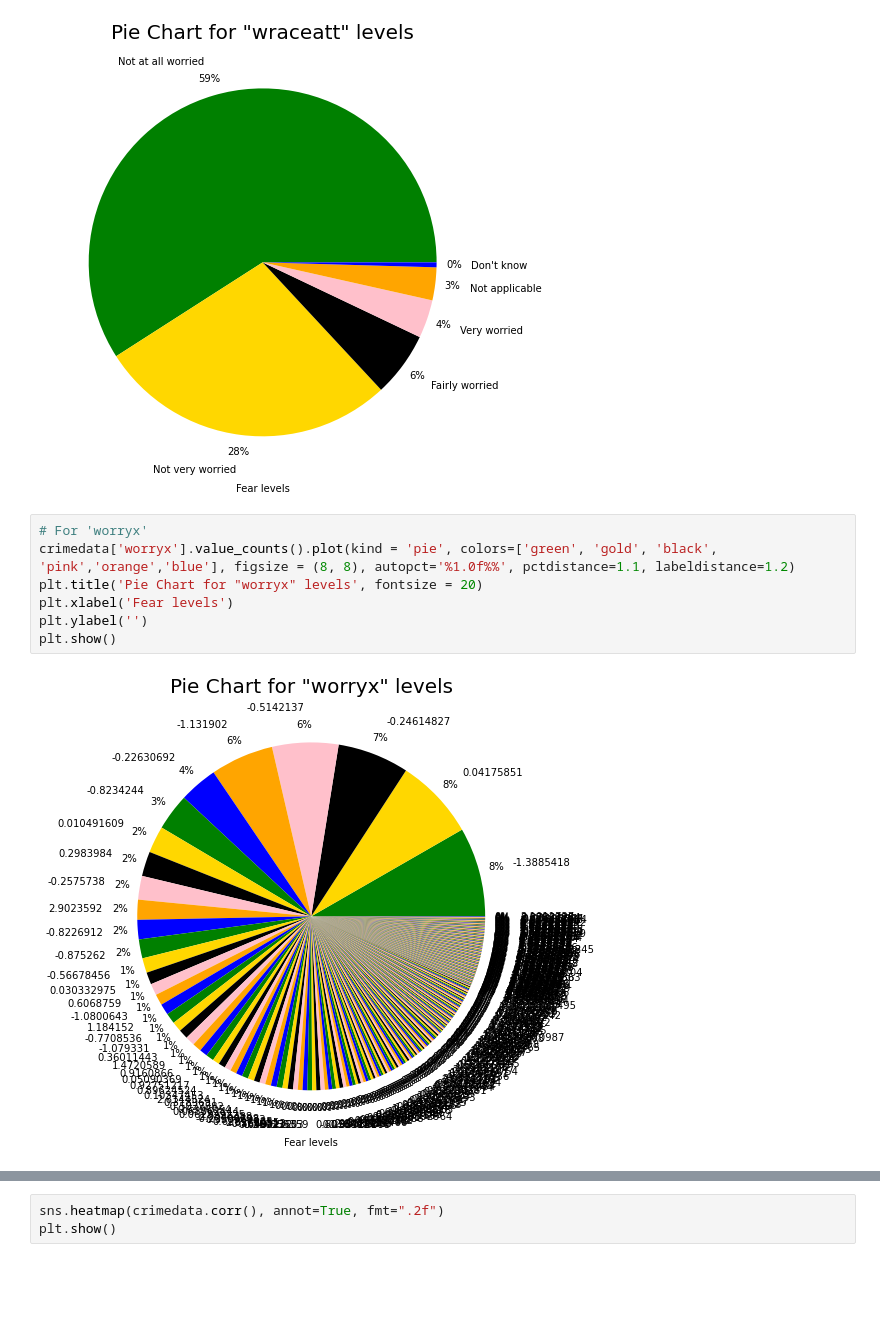
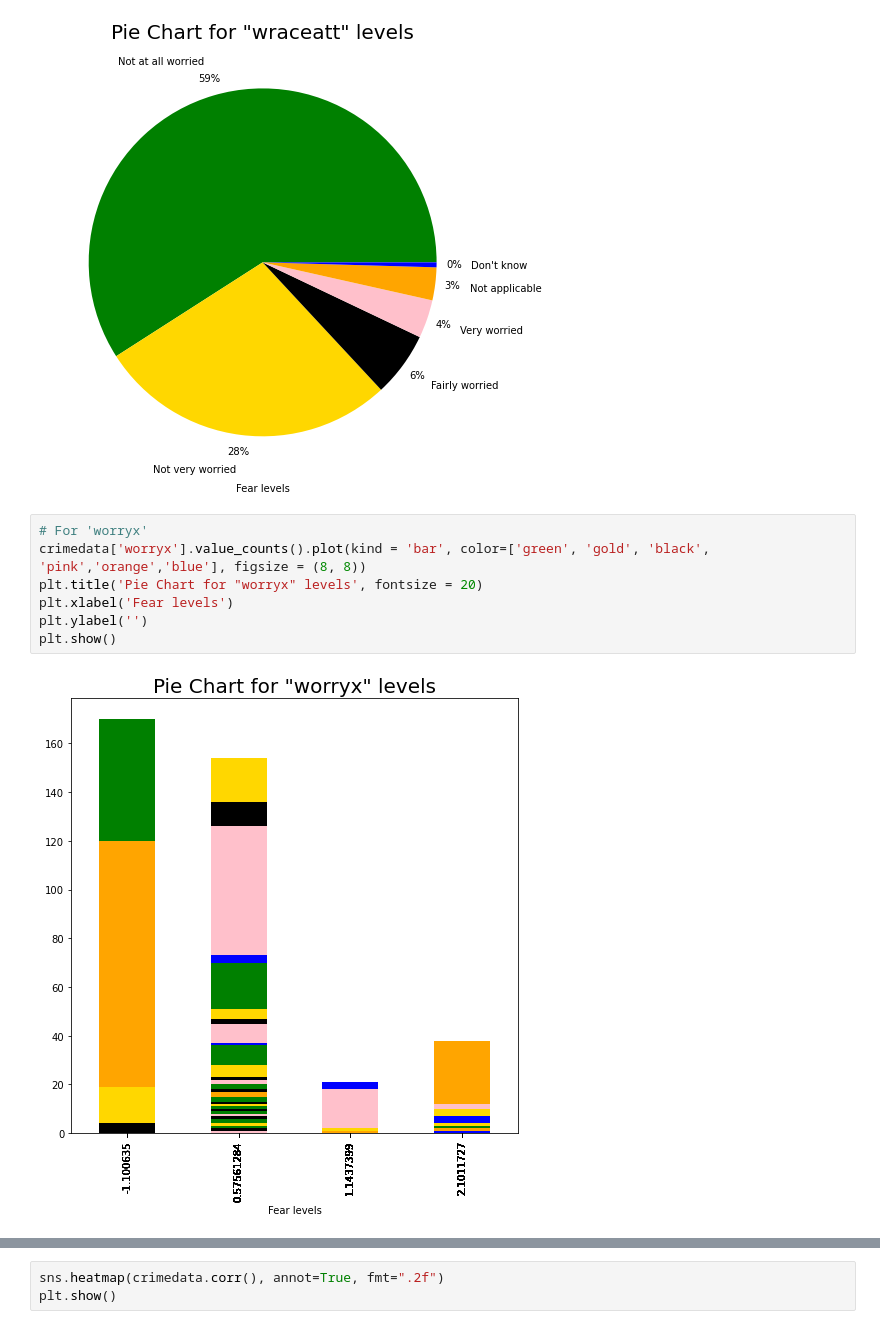
Before and after one commit to SebastianOpiyo/demos, a Jupyter notebook: analytics/CSEW/csew2013-14.ipynb, the cells around one changed output, grey strips where cells are left out. Drawn from its saved outputs; the diff is of its cells as text; blank space fills up the shorter version.

Commit message:
Add bar charts

```diff
--- a/analytics/CSEW/csew2013-14.ipynb
+++ b/analytics/CSEW/csew2013-14.ipynb
@@ -107,13 +107,13 @@ plt.show()
 [figure]
 # %%
 # For 'worryx'
-crimedata['worryx'].value_counts().plot(kind = 'pie', colors=['green', 'gold', 'black', 'pink','orange','blue'], figsize = (8, 8), autopct='%1.0f%%', pctdistance=1.1, labeldistance=1.2)
+crimedata['worryx'].value_counts().plot(kind = 'bar', color=['green', 'gold', 'black', 'pink','orange','blue'], figsize = (8, 8))
 plt.title('Pie Chart for "worryx" levels', fontsize = 20)
 plt.xlabel('Fear levels')
 plt.ylabel('')
 plt.show()
 # %% [output]
-[figure, old version]
+[figure, new version]
 # %%
 # For bcsvictim
 crimedata['bcsvictim'].value_counts().plot(kind = 'pie', colors=['green', 'gold', 'black', 'pink','orange','blue'], figsize = (8, 8), autopct='%1.0f%%', pctdistance=1.1, labeldistance=1.2)
```
Also changed, not shown: parts of 1 cell of this notebook.
